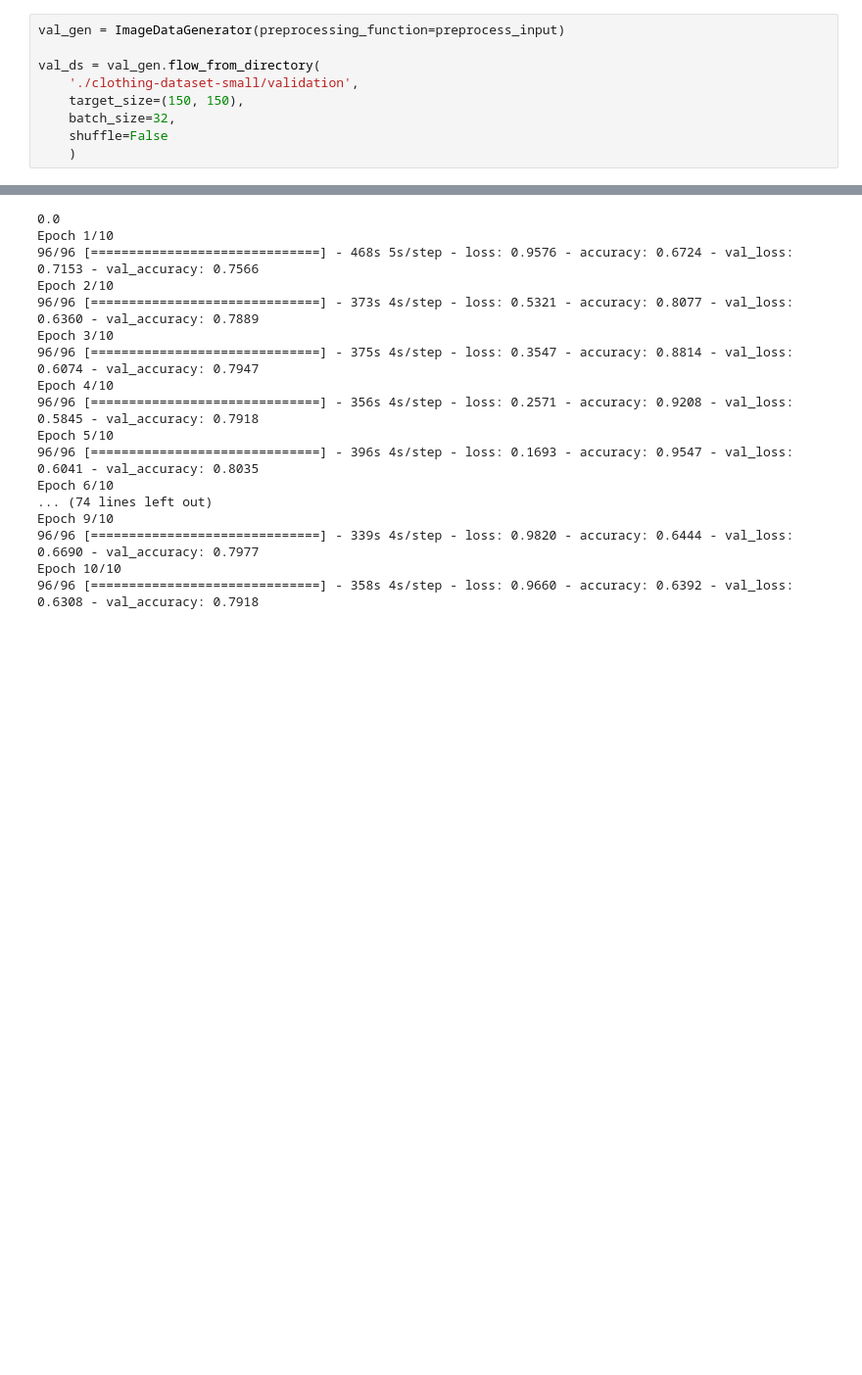
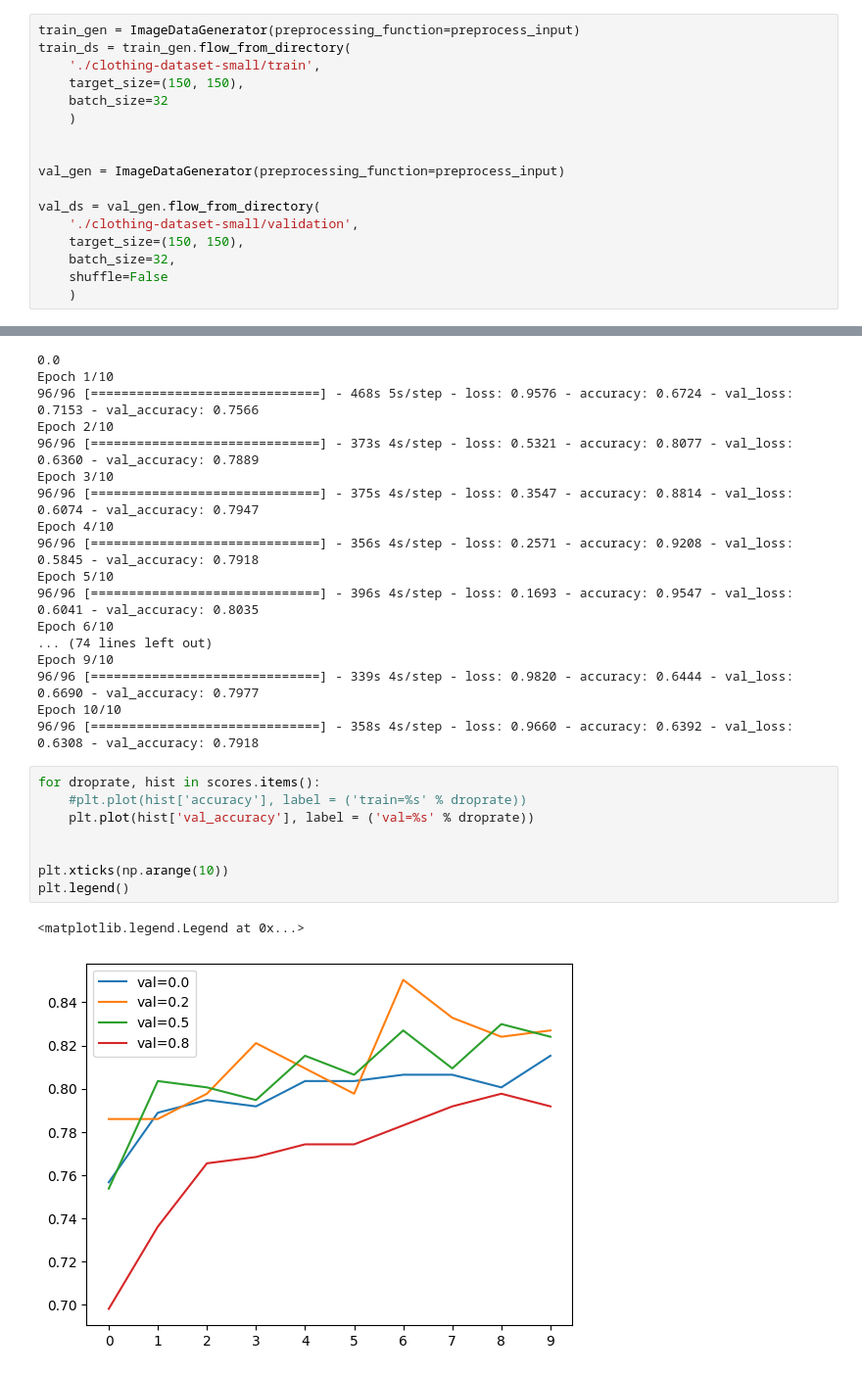
Before and after one commit to MedCoder001/Clothing-Image-Classification-Xception, a Jupyter notebook: Image_tensorflow.ipynb, the cells around one changed output, grey strips where cells are left out. Shown: that part at 98% size. Saved outputs shown, nothing was run; the diff lists cells and outputs as text; blank space fills up the shorter version.

```diff
--- a/Image_tensorflow.ipynb
+++ b/Image_tensorflow.ipynb
@@ -88,6 +88,14 @@ array([[0., 0., 1., 0., 0., 0., 0., 0., 0., 0.],
        [0., 0., 1., 0., 0., 0., 0., 0., 0., 0.],
        [0., 0., 0., 0., 0., 0., 0., 0., 0., 1.]], dtype=float32)
 # %%
+train_gen = ImageDataGenerator(preprocessing_function=preprocess_input)
+train_ds = train_gen.flow_from_directory(
+    './clothing-dataset-small/train',
+    target_size=(150, 150),
+    batch_size=32
+    )
+
+
 val_gen = ImageDataGenerator(preprocessing_function=preprocess_input)
 
 val_ds = val_gen.flow_from_directory(
@@ -395,3 +403,14 @@ Epoch 9/10
 96/96 [==============================] - 339s 4s/step - loss: 0.9820 - accuracy: 0.6444 - val_loss: 0.6690 - val_accuracy: 0.7977
 Epoch 10/10
 96/96 [==============================] - 358s 4s/step - loss: 0.9660 - accuracy: 0.6392 - val_loss: 0.6308 - val_accuracy: 0.7918
+# %%
+for droprate, hist in scores.items():
+    #plt.plot(hist['accuracy'], label = ('train=%s' % droprate))
+    plt.plot(hist['val_accuracy'], label = ('val=%s' % droprate))
+
+
+plt.xticks(np.arange(10))
+plt.legend()
+# %% [output]
+<matplotlib.legend.Legend at 0x...>
+[figure, added]
```
Also changed, not shown: parts of 2 cells of this notebook.
